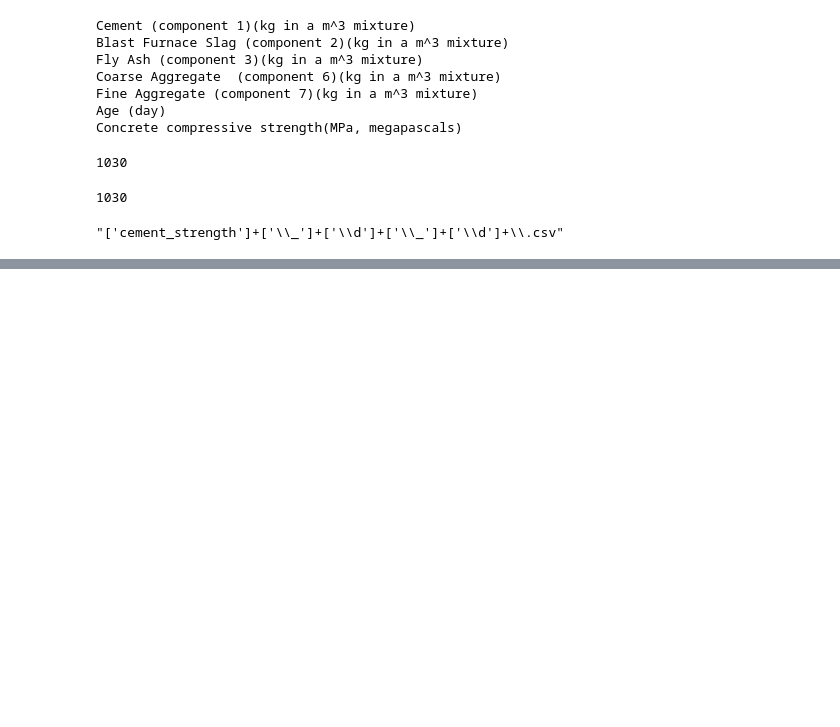
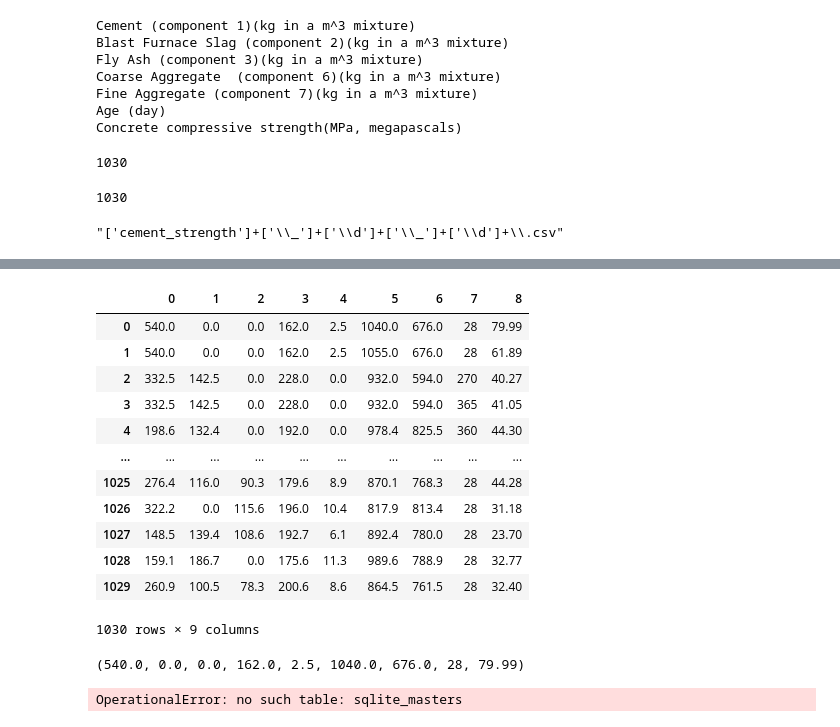
Before and after one commit to ghimanshu98/CementStrengthPredicition, a Jupyter notebook: temp.ipynb, the cells around one changed output, grey strips where cells are left out. Cells and saved outputs as stored; diff of their text form; code cells hidden in the pictures; blank space fills up the shorter version.

```diff
--- a/temp.ipynb
+++ b/temp.ipynb
@@ -138,0 +261,4 @@ temp.reset_log()
+# %%
+conn = sqlite3.connect('Database/trainingDb.db')
+# %%
+cursor = conn.cursor()
@@ -138,0 +267,2 @@ temp.reset_log()
+# %%
+lst = cursor.fetchall()
@@ -138,0 +271,24 @@ temp.reset_log()
+# %%
+pd.DataFrame(lst)
+# %% [output]
+|  | 0 | 1 | 2 | 3 | 4 | 5 | 6 | 7 | 8 |
+| 0 | 540.0 | 0.0 | 0.0 | 162.0 | 2.5 | 1040.0 | 676.0 | 28 | 79.99 |
+| 1 | 540.0 | 0.0 | 0.0 | 162.0 | 2.5 | 1055.0 | 676.0 | 28 | 61.89 |
+| 2 | 332.5 | 142.5 | 0.0 | 228.0 | 0.0 | 932.0 | 594.0 | 270 | 40.27 |
+| 3 | 332.5 | 142.5 | 0.0 | 228.0 | 0.0 | 932.0 | 594.0 | 365 | 41.05 |
+| 4 | 198.6 | 132.4 | 0.0 | 192.0 | 0.0 | 978.4 | 825.5 | 360 | 44.30 |
+| ... | ... | ... | ... | ... | ... | ... | ... | ... | ... |
+| 1025 | 276.4 | 116.0 | 90.3 | 179.6 | 8.9 | 870.1 | 768.3 | 28 | 44.28 |
+| 1026 | 322.2 | 0.0 | 115.6 | 196.0 | 10.4 | 817.9 | 813.4 | 28 | 31.18 |
+| 1027 | 148.5 | 139.4 | 108.6 | 192.7 | 6.1 | 892.4 | 780.0 | 28 | 23.70 |
+| 1028 | 159.1 | 186.7 | 0.0 | 175.6 | 11.3 | 989.6 | 788.9 | 28 | 32.77 |
+| 1029 | 260.9 | 100.5 | 78.3 | 200.6 | 8.6 | 864.5 | 761.5 | 28 | 32.40 |
+1030 rows × 9 columns
+# %%
+records.fetchone()
+# %% [output]
+(540.0, 0.0, 0.0, 162.0, 2.5, 1040.0, 676.0, 28, 79.99)
+# %%
+fields = conn.execute('select sql from sqlite_masters where tbl_name= "GoodDataTable" and type= "table"')
+# %% [output]
+OperationalError: no such table: sqlite_masters
```
Also changed, not shown: parts of 34 cells of this notebook, 11 other files.
